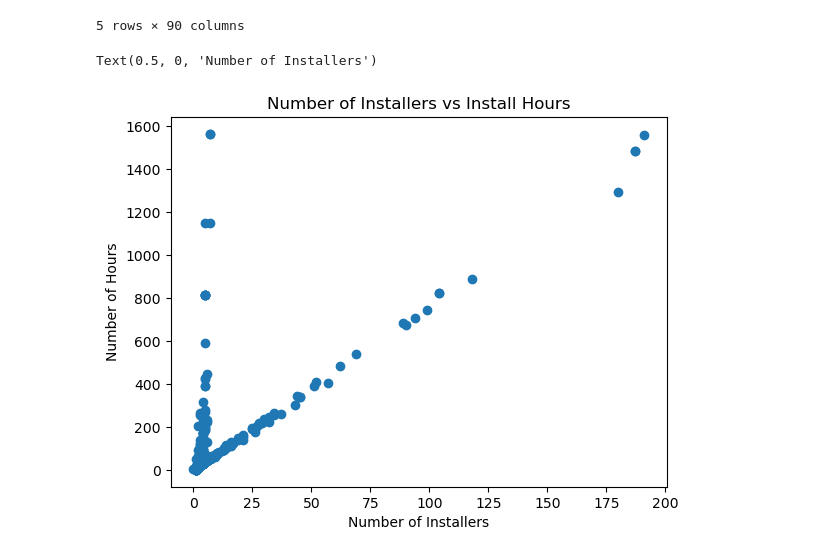
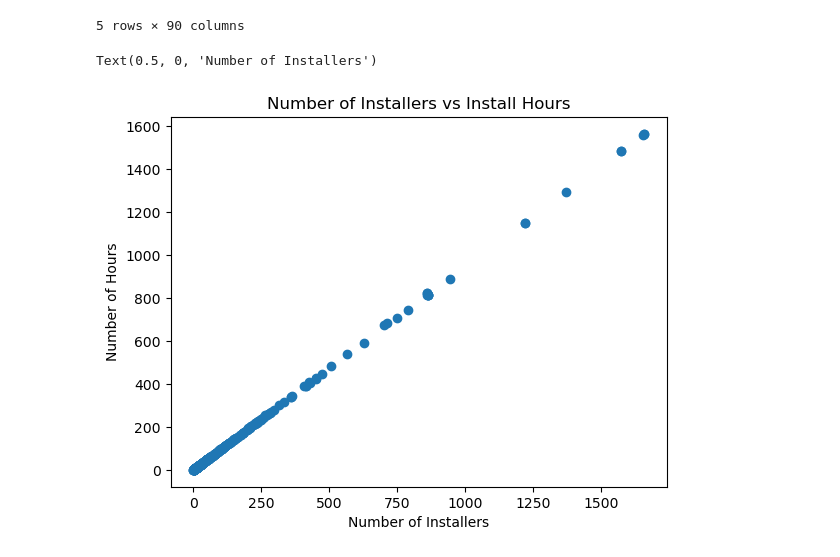
Before and after one commit to Alum-Truetime/OHMS_Data_Analysis, a Jupyter notebook: Capstone_Data_Analysis.ipynb, the cells around one changed output. Drawn from its saved outputs; the diff is of its cells as text; code cells hidden in the pictures.

```diff
--- a/Capstone_Data_Analysis.ipynb
+++ b/Capstone_Data_Analysis.ipynb
@@ -17,10 +17,10 @@ df.head()
 | 4 | 455 | 123321 | 123321 | 4631 | 77.2 | $2,875.70 | ... |
 5 rows × 90 columns
 # %%
-plt.scatter(df.fldNumberOfInstallers, df.fldCarryUpHours)
+plt.scatter(df.fldChallengeCarryUpHrs, df.fldCarryUpHours)
 plt.title('Number of Installers vs Install Hours')
 plt.ylabel('Number of Hours')
 plt.xlabel('Number of Installers')
 # %% [output]
 Text(0.5, 0, 'Number of Installers')
-[figure, old version]
+[figure, new version]
```
Also changed, not shown: 1 other file.
